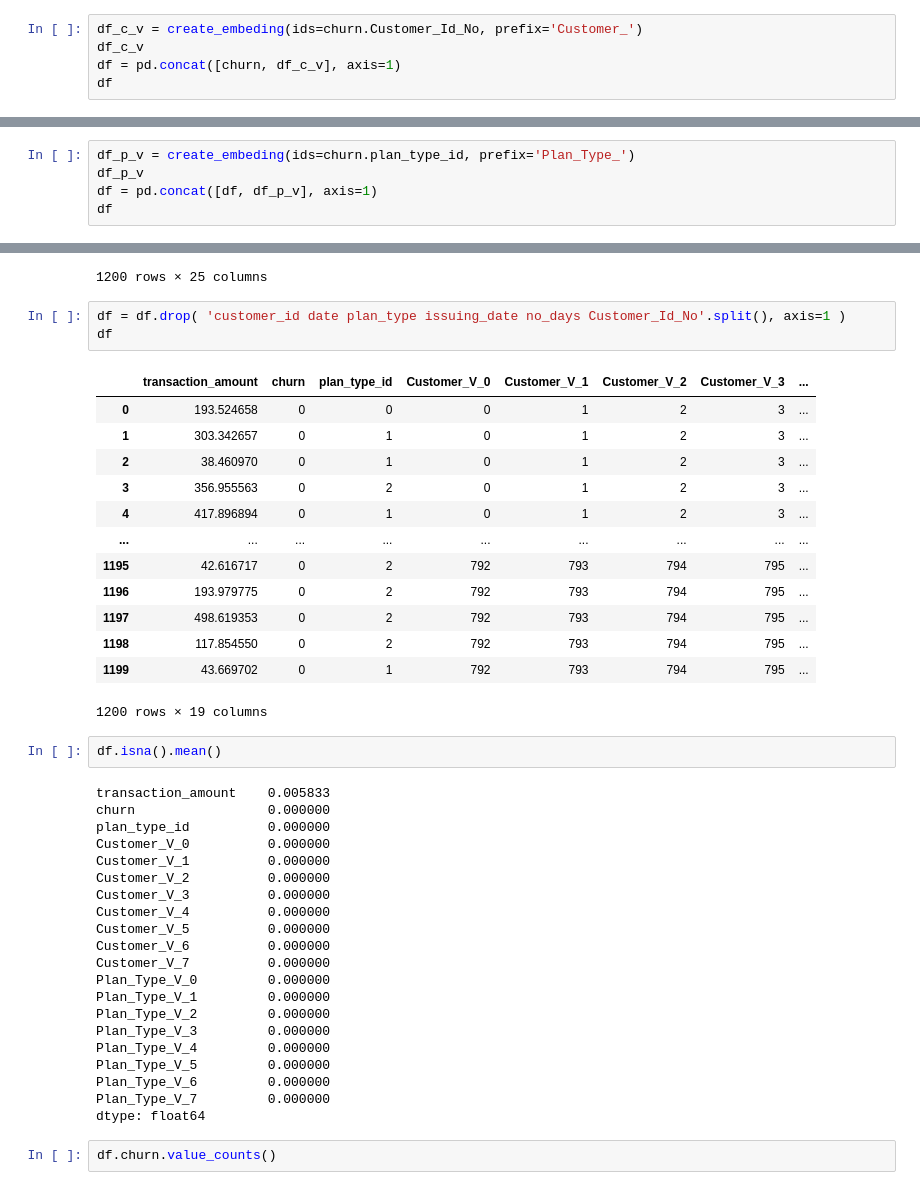
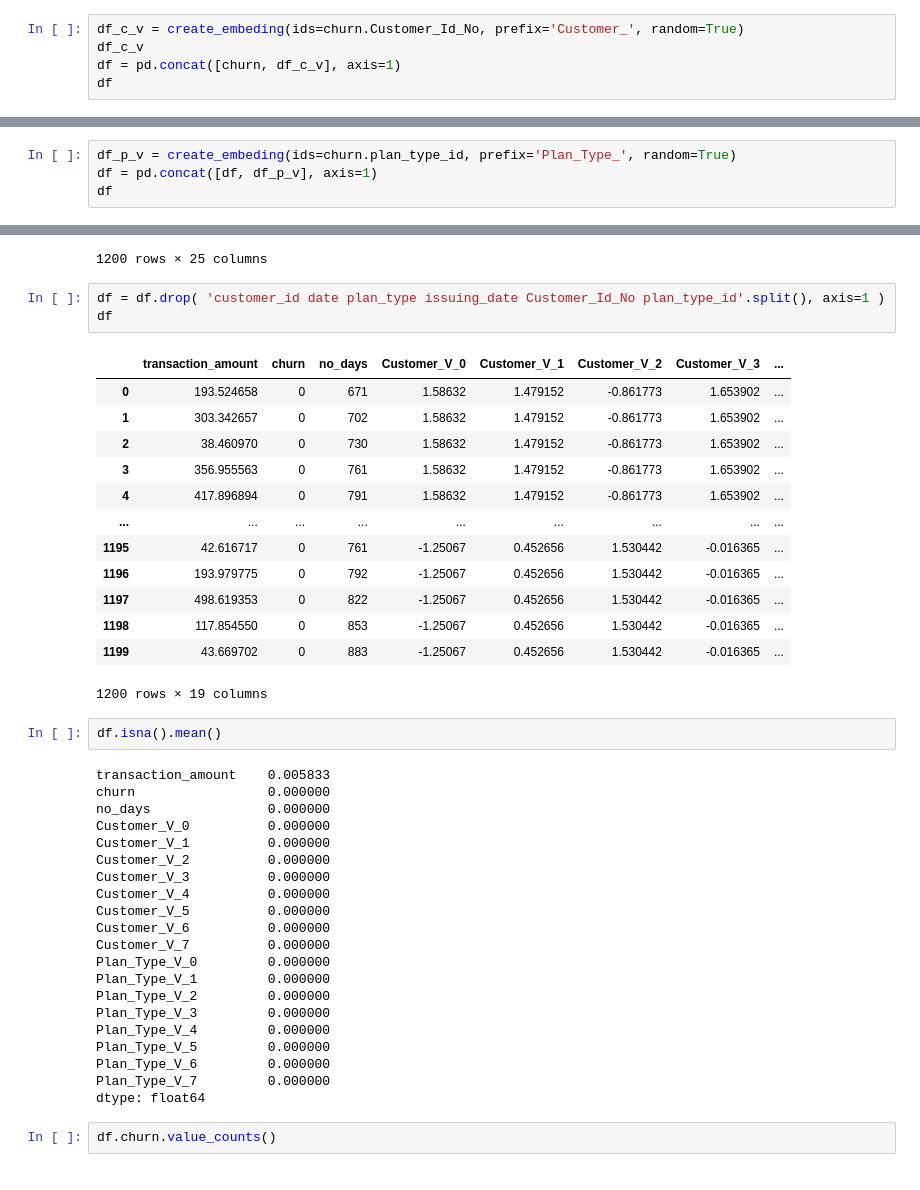
Before and after one commit to alex-m-parvu/Atidot, a Jupyter notebook: Experiments.ipynb, the cells around one changed output, grey strips where cells are left out. Saved outputs shown, nothing was run; the diff lists cells and outputs as text.

```diff
--- a/Experiments.ipynb
+++ b/Experiments.ipynb
@@ -122,5 +119,5 @@ def create_embeding(ids, embeding_dims = 8, random = False, prefix=None):
 # %%
-df_c_v = create_embeding(ids=churn.Customer_Id_No, prefix='Customer_')
+df_c_v = create_embeding(ids=churn.Customer_Id_No, prefix='Customer_', random=True)
 df_c_v
 df = pd.concat([churn, df_c_v], axis=1)
 df
@@ -139,8 +136,7 @@ df
 | 1199 | CUST_100 | 2023-12-01 | 43.669702 | Standard | 0 | 2021-07-01 | 99 | ... |
 1200 rows × 17 columns
 # %%
-df_p_v = create_embeding(ids=churn.plan_type_id, prefix='Plan_Type_')
-df_p_v
+df_p_v = create_embeding(ids=churn.plan_type_id, prefix='Plan_Type_', random=True)
 df = pd.concat([df, df_p_v], axis=1)
 df
 # %% [output]
@@ -158,28 +154,28 @@ df
 | 1199 | CUST_100 | 2023-12-01 | 43.669702 | Standard | 0 | 2021-07-01 | 99 | ... |
 1200 rows × 25 columns
 # %%
-df = df.drop( 'customer_id date plan_type issuing_date no_days Customer_Id_No'.split(), axis=1 )
+df = df.drop( 'customer_id date plan_type issuing_date Customer_Id_No plan_type_id'.split(), axis=1 )
 df
 # %% [output]
-|  | transaction_amount | churn | plan_type_id | Customer_V_0 | Customer_V_1 | Customer_V_2 | Customer_V_3 | ... |
-| 0 | 193.524658 | 0 | 0 | 0 | 1 | 2 | 3 | ... |
-| 1 | 303.342657 | 0 | 1 | 0 | 1 | 2 | 3 | ... |
-| 2 | 38.460970 | 0 | 1 | 0 | 1 | 2 | 3 | ... |
-| 3 | 356.955563 | 0 | 2 | 0 | 1 | 2 | 3 | ... |
-| 4 | 417.896894 | 0 | 1 | 0 | 1 | 2 | 3 | ... |
+|  | transaction_amount | churn | no_days | Customer_V_0 | Customer_V_1 | Customer_V_2 | Customer_V_3 | ... |
+| 0 | 193.524658 | 0 | 671 | 1.58632 | 1.479152 | -0.861773 | 1.653902 | ... |
+| 1 | 303.342657 | 0 | 702 | 1.58632 | 1.479152 | -0.861773 | 1.653902 | ... |
+| 2 | 38.460970 | 0 | 730 | 1.58632 | 1.479152 | -0.861773 | 1.653902 | ... |
+| 3 | 356.955563 | 0 | 761 | 1.58632 | 1.479152 | -0.861773 | 1.653902 | ... |
+| 4 | 417.896894 | 0 | 791 | 1.58632 | 1.479152 | -0.861773 | 1.653902 | ... |
 | ... | ... | ... | ... | ... | ... | ... | ... | ... |
-| 1195 | 42.616717 | 0 | 2 | 792 | 793 | 794 | 795 | ... |
-| 1196 | 193.979775 | 0 | 2 | 792 | 793 | 794 | 795 | ... |
-| 1197 | 498.619353 | 0 | 2 | 792 | 793 | 794 | 795 | ... |
-| 1198 | 117.854550 | 0 | 2 | 792 | 793 | 794 | 795 | ... |
-| 1199 | 43.669702 | 0 | 1 | 792 | 793 | 794 | 795 | ... |
+| 1195 | 42.616717 | 0 | 761 | -1.25067 | 0.452656 | 1.530442 | -0.016365 | ... |
+| 1196 | 193.979775 | 0 | 792 | -1.25067 | 0.452656 | 1.530442 | -0.016365 | ... |
+| 1197 | 498.619353 | 0 | 822 | -1.25067 | 0.452656 | 1.530442 | -0.016365 | ... |
+| 1198 | 117.854550 | 0 | 853 | -1.25067 | 0.452656 | 1.530442 | -0.016365 | ... |
+| 1199 | 43.669702 | 0 | 883 | -1.25067 | 0.452656 | 1.530442 | -0.016365 | ... |
 1200 rows × 19 columns
 # %%
 df.isna().mean()
 # %% [output]
 transaction_amount    0.005833
 churn                 0.000000
-plan_type_id          0.000000
+no_days               0.000000
 Customer_V_0          0.000000
 Customer_V_1          0.000000
 Customer_V_2          0.000000
```
Also changed, not shown: parts of 18 cells of this notebook, 5 other files.
